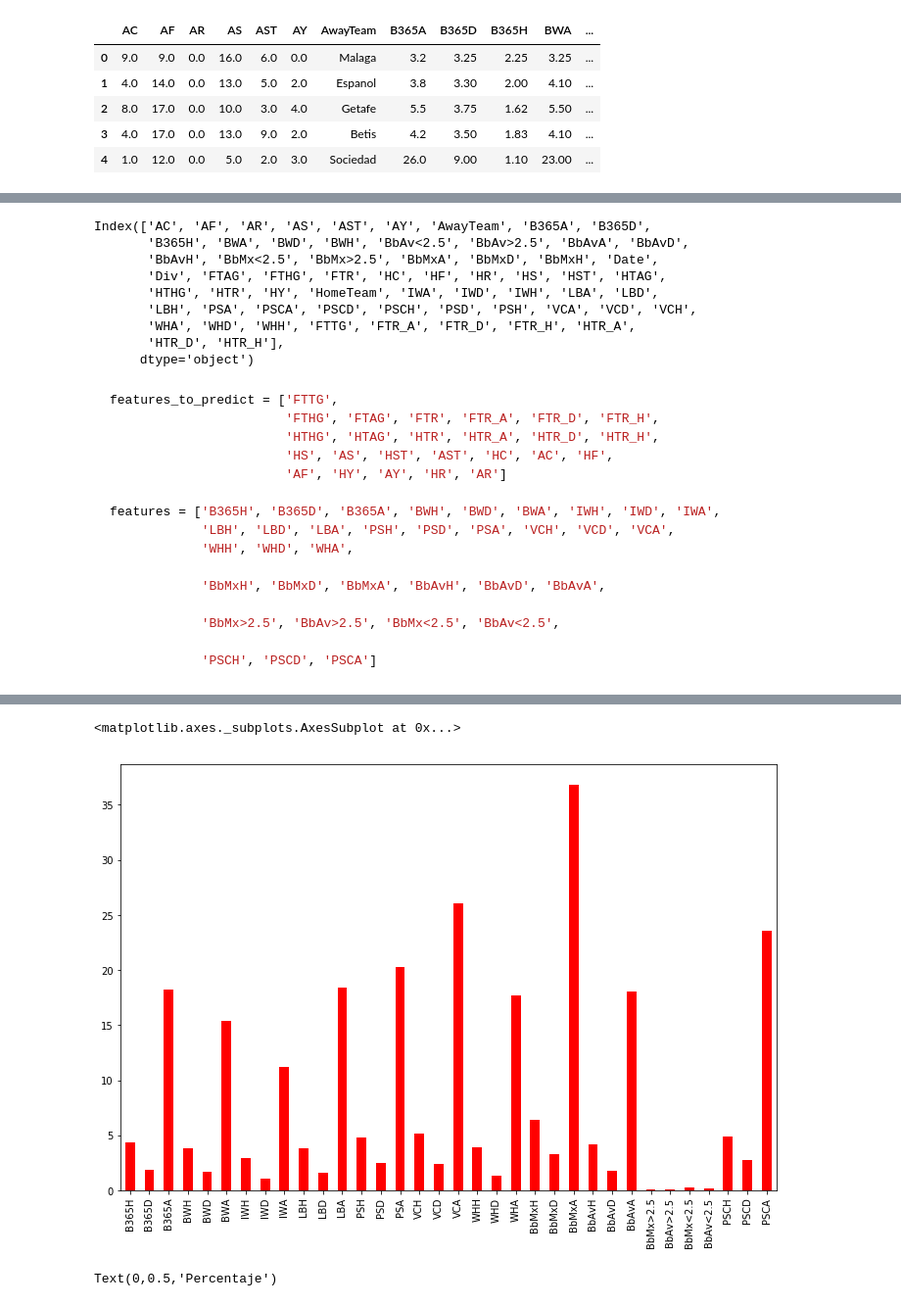
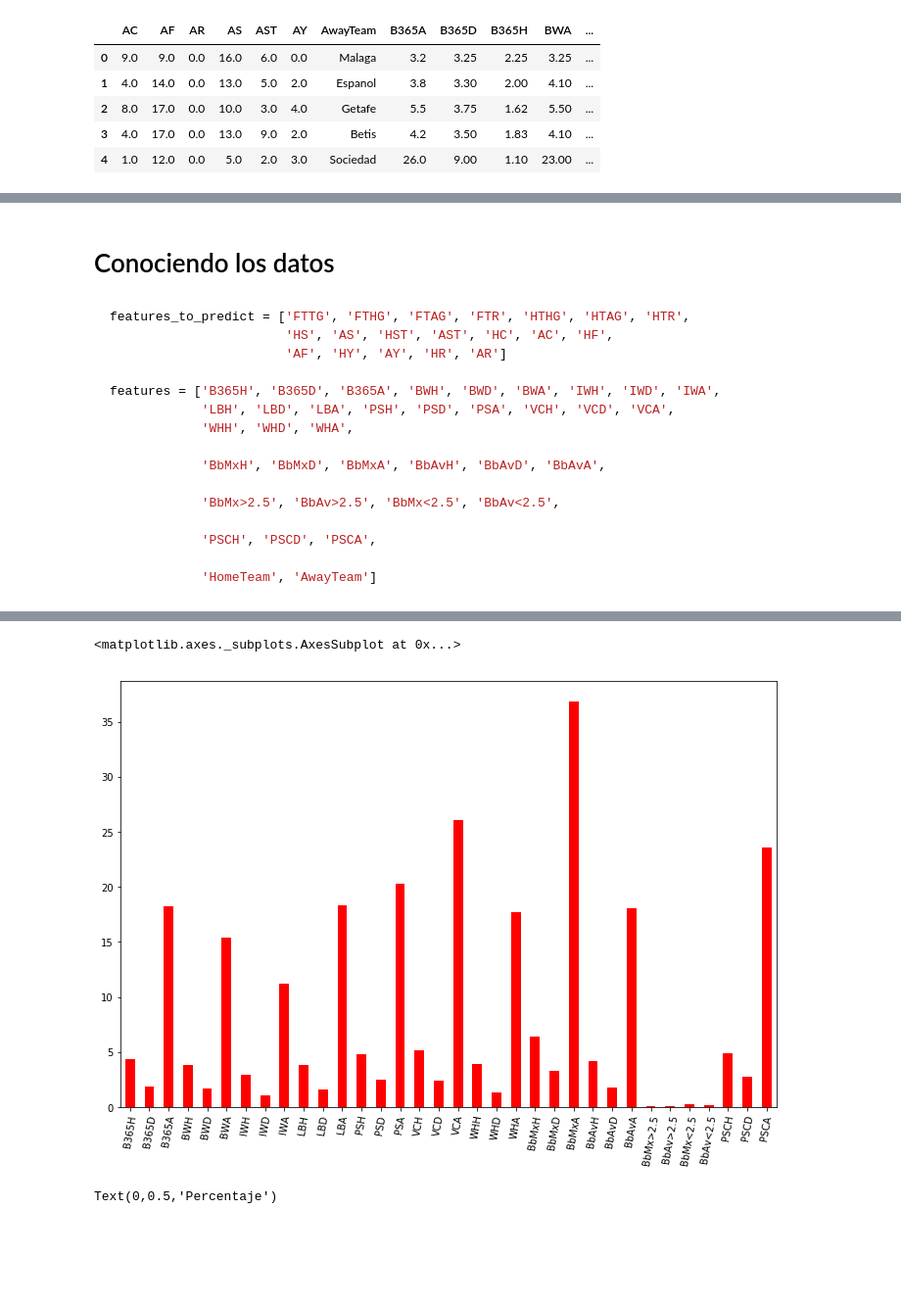
Before and after one commit to JoanMartin/UIB-MasterInBigData, a Jupyter notebook: Statistical-Learning-and-Decision-Making/football_prediction/football_prediction.ipynb, the cells around one changed output, grey strips where cells are left out. Shown at 98% size. Cells and saved outputs as stored; diff of their text form; code cells hidden in the pictures; blank space fills up the shorter version.

Commit message:
Football prediction of Statistical Learning with all models and a final prediction with 2018

````diff
--- a/Statistical-Learning-and-Decision-Making/football_prediction/football_prediction.ipynb
+++ b/Statistical-Learning-and-Decision-Making/football_prediction/football_prediction.ipynb
@@ -97,11 +101,3 @@ df_football.head()
 | 2 | 8.0 | 17.0 | 0.0 | 10.0 | 3.0 | 4.0 | Getafe | 5.5 | 3.75 | 1.62 | 5.50 | ... |
 | 3 | 4.0 | 17.0 | 0.0 | 13.0 | 9.0 | 2.0 | Betis | 4.2 | 3.50 | 1.83 | 4.10 | ... |
 | 4 | 1.0 | 12.0 | 0.0 | 5.0 | 2.0 | 3.0 | Sociedad | 26.0 | 9.00 | 1.10 | 23.00 | ... |
-# %%
-ftr_dummies = pd.get_dummies(df_football.FTR, prefix='FTR')
-df_football = pd.concat([df_football, ftr_dummies], axis = 1)
-
-htr_dummies = pd.get_dummies(df_football.HTR, prefix='HTR')
-df_football = pd.concat([df_football, htr_dummies], axis = 1)
-
-df_football.head()
@@ -115,20 +104,8 @@ df_football.head()
-# %%
-df_football.columns
-# %% [output]
-Index(['AC', 'AF', 'AR', 'AS', 'AST', 'AY', 'AwayTeam', 'B365A', 'B365D',
-       'B365H', 'BWA', 'BWD', 'BWH', 'BbAv<2.5', 'BbAv>2.5', 'BbAvA', 'BbAvD',
-       'BbAvH', 'BbMx<2.5', 'BbMx>2.5', 'BbMxA', 'BbMxD', 'BbMxH', 'Date',
-       'Div', 'FTAG', 'FTHG', 'FTR', 'HC', 'HF', 'HR', 'HS', 'HST', 'HTAG',
-       'HTHG', 'HTR', 'HY', 'HomeTeam', 'IWA', 'IWD', 'IWH', 'LBA', 'LBD',
-       'LBH', 'PSA', 'PSCA', 'PSCD', 'PSCH', 'PSD', 'PSH', 'VCA', 'VCD', 'VCH',
-       'WHA', 'WHD', 'WHH', 'FTTG', 'FTR_A', 'FTR_D', 'FTR_H', 'HTR_A',
-       'HTR_D', 'HTR_H'],
-      dtype='object')
+# %% [markdown]
+# Conociendo los datos
 # %% [markdown]
 ```python
-features_to_predict = ['FTTG',
-                       'FTHG', 'FTAG', 'FTR', 'FTR_A', 'FTR_D', 'FTR_H',
-                       'HTHG', 'HTAG', 'HTR', 'HTR_A', 'HTR_D', 'HTR_H',
+features_to_predict = ['FTTG', 'FTHG', 'FTAG', 'FTR', 'HTHG', 'HTAG', 'HTR',
                        'HS', 'AS', 'HST', 'AST', 'HC', 'AC', 'HF',
                        'AF', 'HY', 'AY', 'HR', 'AR']
 
@@ -140,7 +117,9 @@ features = ['B365H', 'B365D', 'B365A', 'BWH', 'BWD', 'BWA', 'IWH', 'IWD', 'IWA',
 
             'BbMx>2.5', 'BbAv>2.5', 'BbMx<2.5', 'BbAv<2.5',
 
-            'PSCH', 'PSCD', 'PSCA']
+            'PSCH', 'PSCD', 'PSCA',
+
+            'HomeTeam', 'AwayTeam']
 ```
 # %%
 features = ['B365H', 'B365D', 'B365A', 'BWH', 'BWD', 'BWA', 'IWH', 'IWD', 'IWA',
@@ -165,10 +144,10 @@ df_football[features].describe()
 | 75% | 2.880000 | 4.000000 | 5.250000 | 2.800000 | 4.000000 | 5.000000 | 2.650000 | 3.800000 | 4.700000 | 2.800000 | 4.000000 | ... |
 | max | 26.000000 | 17.000000 | 51.000000 | 34.000000 | 19.500000 | 51.000000 | 20.000000 | 16.000000 | 42.000000 | 29.000000 | 19.000000 | ... |
 # %%
-df_football[features].var().plot(kind='bar', color='r')
+df_football[features].var().plot(kind='bar', color='r', rot=80)
 # %% [output]
 <matplotlib.axes._subplots.AxesSubplot at 0x...>
-[figure, old version]
+[figure, new version]
 # %%
 group = df_football.groupby([df_football.Date.dt.year, 'FTR']).size(). \
                     groupby(level = 0).transform(lambda x: (x/x.sum()) * 100)
````
Also changed, not shown: parts of 70 cells of this notebook, 7 other files.
